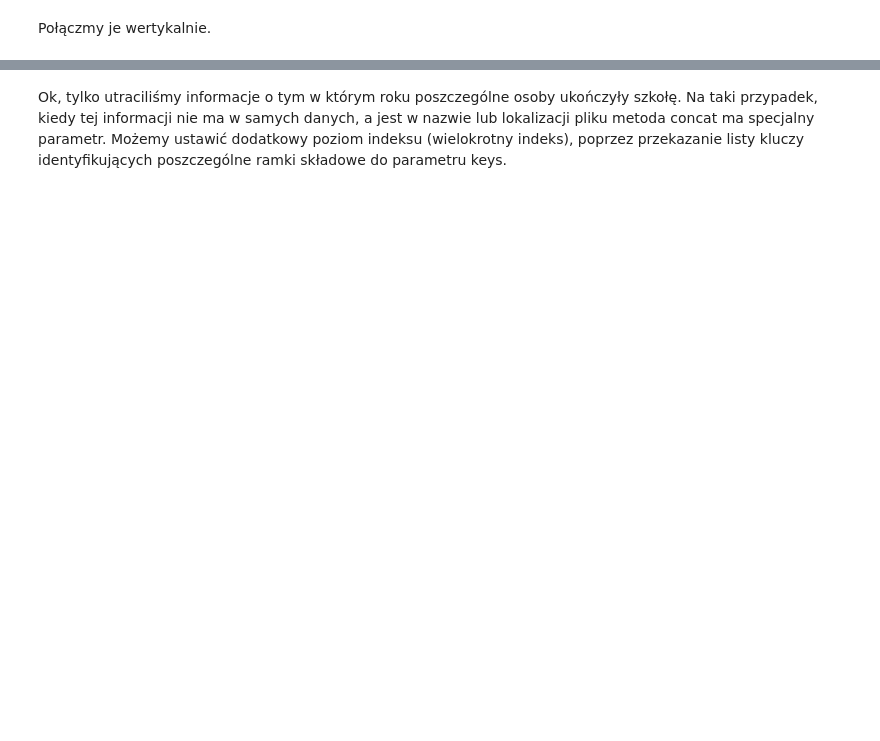
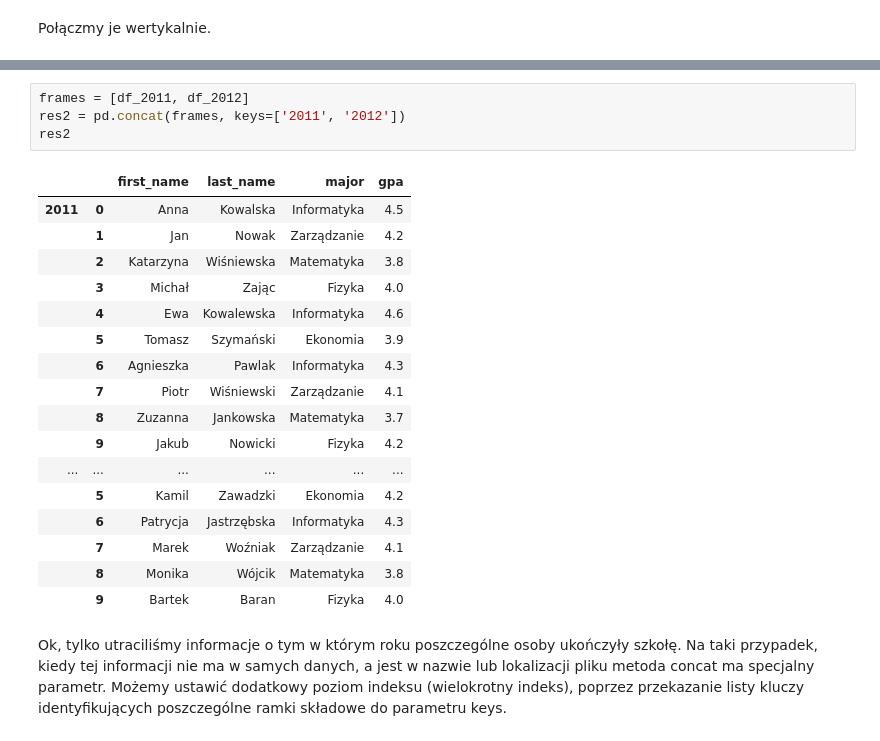
Before and after one commit to krzpiszcz/pandas_14_09_2024, a Jupyter notebook: 07_laczenie_ramek.ipynb, the cells around one changed output, grey strips where cells are left out. Cells and saved outputs as stored; diff of their text form; blank space fills up the shorter version.

```diff
--- a/07_laczenie_ramek.ipynb
+++ b/07_laczenie_ramek.ipynb
@@ -118,3 +219,25 @@ Połączmy je wertykalnie.
+# %%
+frames = [df_2011, df_2012]
+res2 = pd.concat(frames, keys=['2011', '2012'])
+res2
+# %% [output]
+|  |  | first_name | last_name | major | gpa |
+| 2011 | 0 | Anna | Kowalska | Informatyka | 4.5 |
+|  | 1 | Jan | Nowak | Zarządzanie | 4.2 |
+|  | 2 | Katarzyna | Wiśniewska | Matematyka | 3.8 |
+|  | 3 | Michał | Zając | Fizyka | 4.0 |
+|  | 4 | Ewa | Kowalewska | Informatyka | 4.6 |
+|  | 5 | Tomasz | Szymański | Ekonomia | 3.9 |
+|  | 6 | Agnieszka | Pawlak | Informatyka | 4.3 |
+|  | 7 | Piotr | Wiśniewski | Zarządzanie | 4.1 |
+|  | 8 | Zuzanna | Jankowska | Matematyka | 3.7 |
+|  | 9 | Jakub | Nowicki | Fizyka | 4.2 |
+| ... | ... | ... | ... | ... | ... |
+|  | 5 | Kamil | Zawadzki | Ekonomia | 4.2 |
+|  | 6 | Patrycja | Jastrzębska | Informatyka | 4.3 |
+|  | 7 | Marek | Woźniak | Zarządzanie | 4.1 |
+|  | 8 | Monika | Wójcik | Matematyka | 3.8 |
+|  | 9 | Bartek | Baran | Fizyka | 4.0 |
 # %% [markdown]
 Ok, tylko utraciliśmy informacje o tym w którym roku poszczególne osoby ukończyły szkołę. Na taki przypadek, kiedy tej informacji nie ma w samych danych, a jest w nazwie lub lokalizacji pliku metoda concat ma specjalny parametr. Możemy ustawić dodatkowy poziom indeksu (wielokrotny indeks), poprzez przekazanie listy kluczy identyfikujących poszczególne ramki składowe do parametru keys.
 # %%
```
Also changed, not shown: parts of 19 cells of this notebook.
